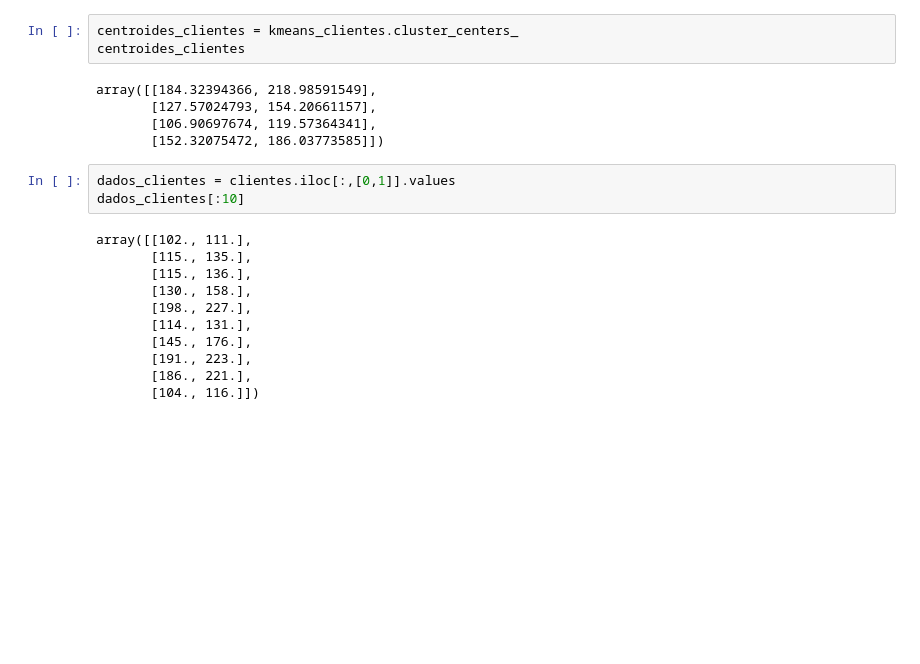
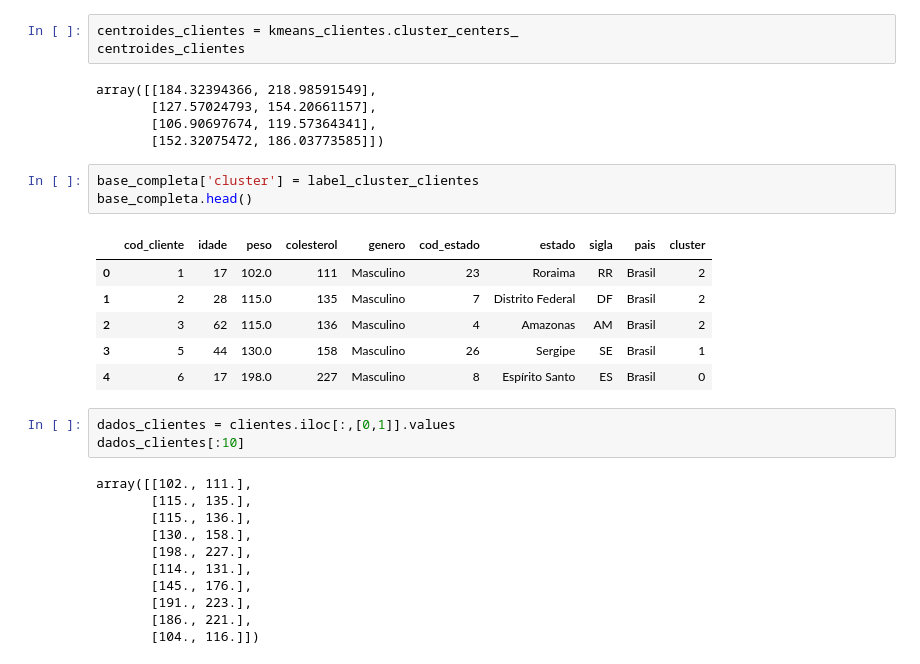
Before and after one commit to WashMarvin/Algoritmo_kmeans, a Jupyter notebook: Desafio_mod_1.ipynb, the cells around one changed output. Drawn from its saved outputs; the diff is of its cells as text; blank space fills up the shorter version.

```diff
--- a/Desafio_mod_1.ipynb
+++ b/Desafio_mod_1.ipynb
@@ -405,6 +405,16 @@ array([[184.32394366, 218.98591549],
        [127.57024793, 154.20661157],
        [106.90697674, 119.57364341],
        [152.32075472, 186.03773585]])
+# %%
+base_completa['cluster'] = label_cluster_clientes
+base_completa.head()
+# %% [output]
+|  | cod_cliente | idade | peso | colesterol | genero | cod_estado | estado | sigla | pais | cluster |
+| 0 | 1 | 17 | 102.0 | 111 | Masculino | 23 | Roraima | RR | Brasil | 2 |
+| 1 | 2 | 28 | 115.0 | 135 | Masculino | 7 | Distrito Federal | DF | Brasil | 2 |
+| 2 | 3 | 62 | 115.0 | 136 | Masculino | 4 | Amazonas | AM | Brasil | 2 |
+| 3 | 5 | 44 | 130.0 | 158 | Masculino | 26 | Sergipe | SE | Brasil | 1 |
+| 4 | 6 | 17 | 198.0 | 227 | Masculino | 8 | Espírito Santo | ES | Brasil | 0 |
 # %%
 dados_clientes = clientes.iloc[:,[0,1]].values
 dados_clientes[:10]
```
Also changed, not shown: parts of 10 cells of this notebook.
